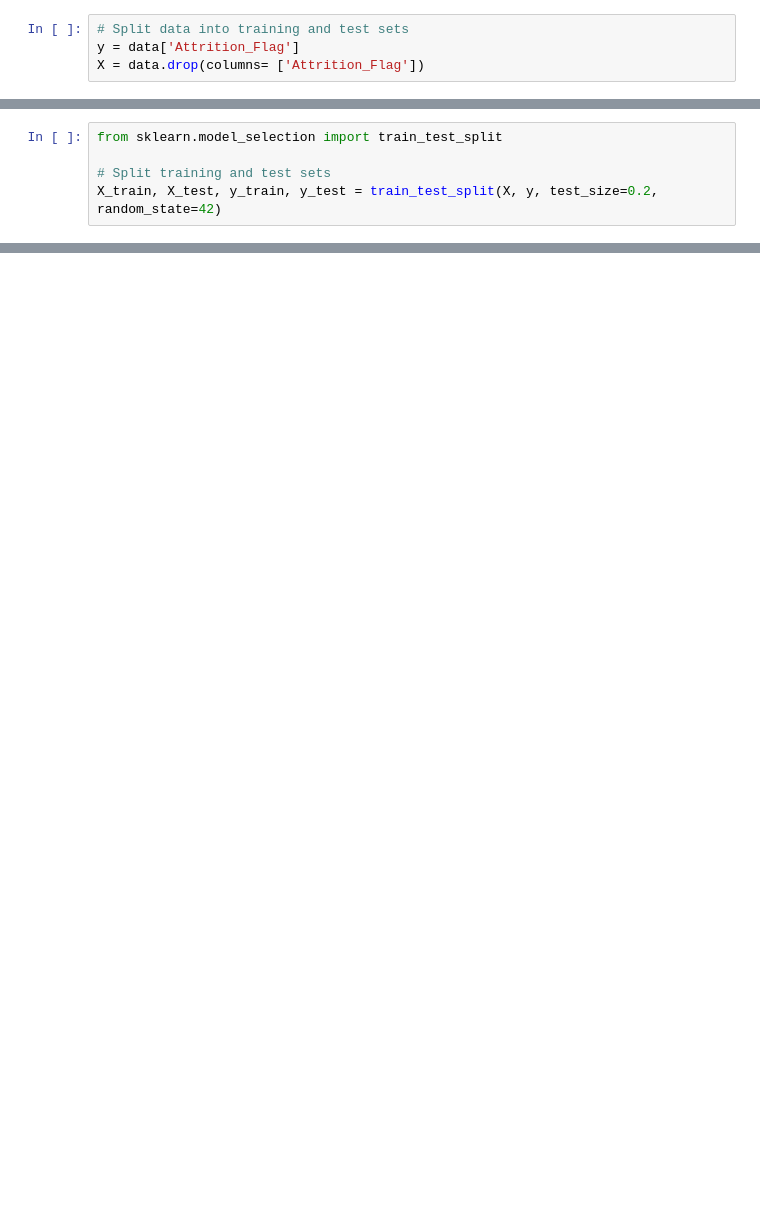
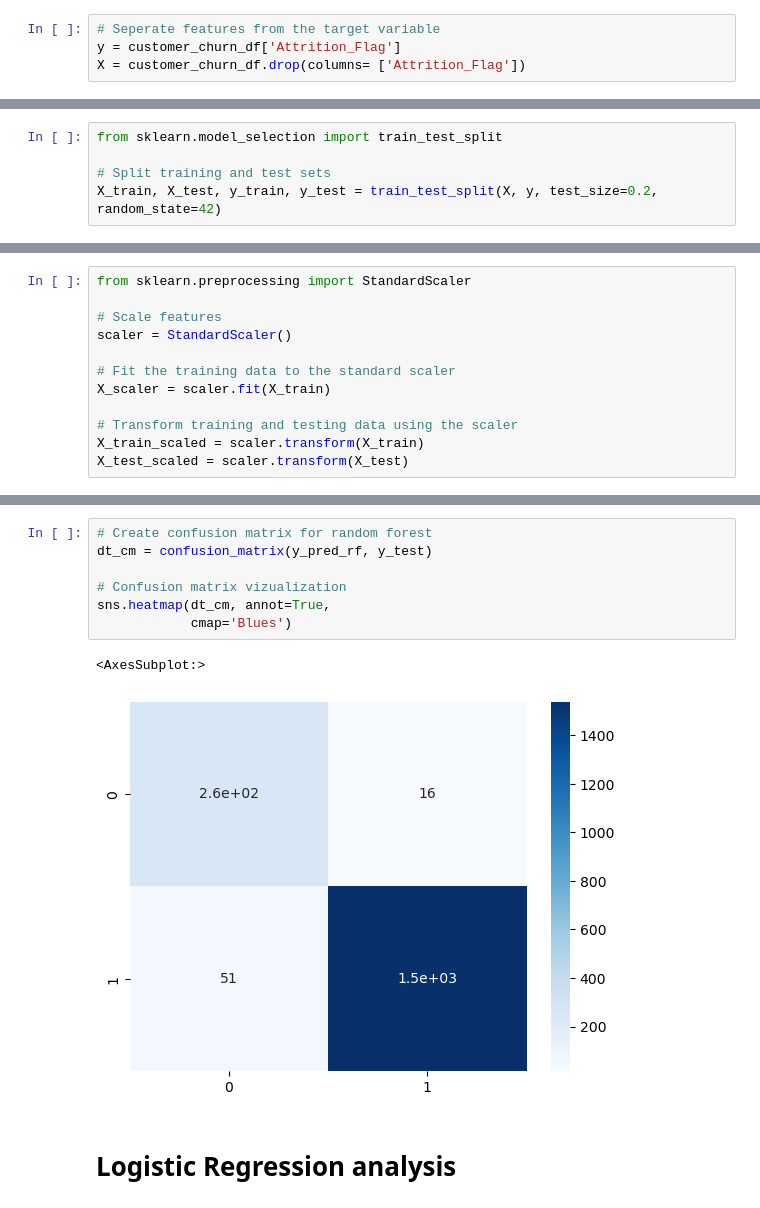
Before and after one commit to hdkronke/cc-customer-attrition-project, a Jupyter notebook: Group_1_Project_4.ipynb, the cells around one changed output, grey strips where cells are left out. Saved outputs shown, nothing was run; the diff lists cells and outputs as text; blank space fills up the shorter version.

```diff
--- a/Group_1_Project_4.ipynb
+++ b/Group_1_Project_4.ipynb
@@ -70,4 +133,4 @@ data = data[filtered_entries]
 # %%
-# Split data into training and test sets
-y = data['Attrition_Flag']
-X = data.drop(columns= ['Attrition_Flag'])
+# Seperate features from the target variable
+y = customer_churn_df['Attrition_Flag']
+X = customer_churn_df.drop(columns= ['Attrition_Flag'])
@@ -118,2 +201,14 @@ X_test = sc.transform(X_test)
+# %%
+from sklearn.preprocessing import StandardScaler
+
+# Scale features
+scaler = StandardScaler()
+
+# Fit the training data to the standard scaler
+X_scaler = scaler.fit(X_train)
+
+# Transform training and testing data using the scaler
+X_train_scaled = scaler.transform(X_train)
+X_test_scaled = scaler.transform(X_test)
 # %%
 from sklearn.neighbors import KNeighborsClassifier
@@ -170,0 +293,12 @@ weighted avg       0.89      0.90      0.89      1863
+# %%
+# Create confusion matrix for random forest
+dt_cm = confusion_matrix(y_pred_rf, y_test)
+
+# Confusion matrix vizualization
+sns.heatmap(dt_cm, annot=True,
+            cmap='Blues')
+# %% [output]
+<AxesSubplot:>
+[figure, added]
+# %% [markdown]
+# Logistic Regression analysis
```
Also changed, not shown: parts of 37 cells of this notebook.
